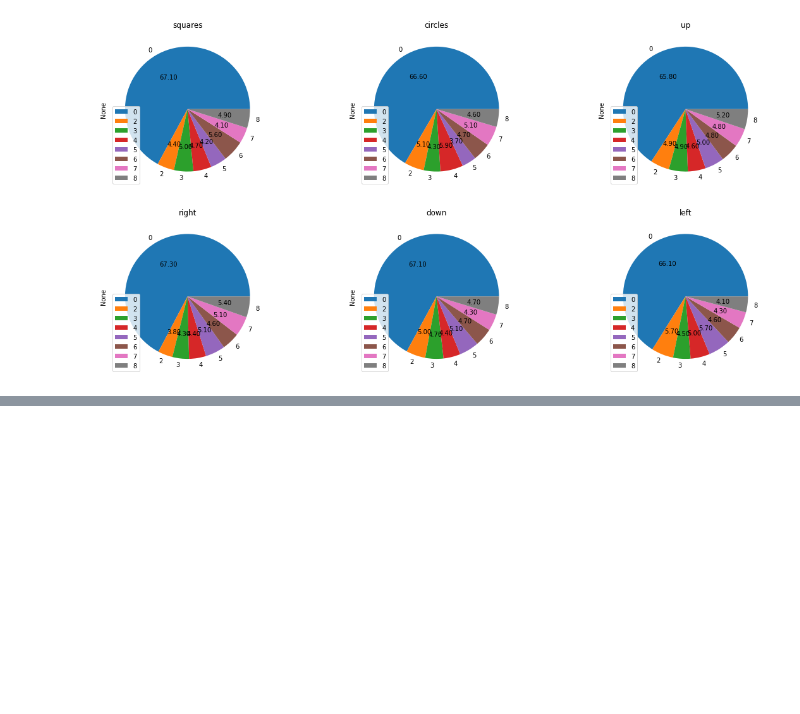
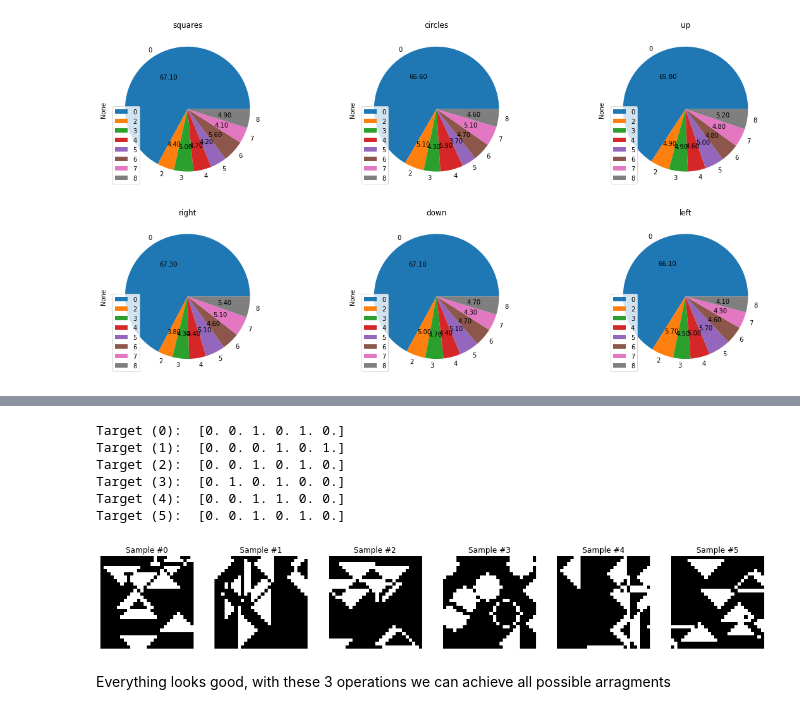
Before and after one commit to mniedziolka/dl-shapes, a Jupyter notebook: data_analysis.ipynb, the cells around one changed output, grey strips where cells are left out. Cells and saved outputs as stored; diff of their text form; code cells hidden in the pictures; blank space fills up the shorter version.

```diff
--- a/data_analysis.ipynb
+++ b/data_analysis.ipynb
@@ -76,0 +155,18 @@ plot_distribution_of_results(df[9000:10000])
+# %%
+dataset_vertical = ShapesClassificationDataset(
+    "data/labels.csv",
+    "data/images",
+    transform_all=transforms.Compose([RandomVerticalFlip(1)])
+)
+# %%
+draw_example(dataset_vertical)
+# %% [output]
+Target (0):  [0. 0. 1. 0. 1. 0.]
+Target (1):  [0. 0. 0. 1. 0. 1.]
+Target (2):  [0. 0. 1. 0. 1. 0.]
+Target (3):  [0. 1. 0. 1. 0. 0.]
+Target (4):  [0. 0. 1. 1. 0. 0.]
+Target (5):  [0. 0. 1. 0. 1. 0.]
+[figure, added]
+# %% [markdown]
+Everything looks good, with these 3 operations we can achieve all possible arragments
```
Also changed, not shown: parts of 12 cells of this notebook.
